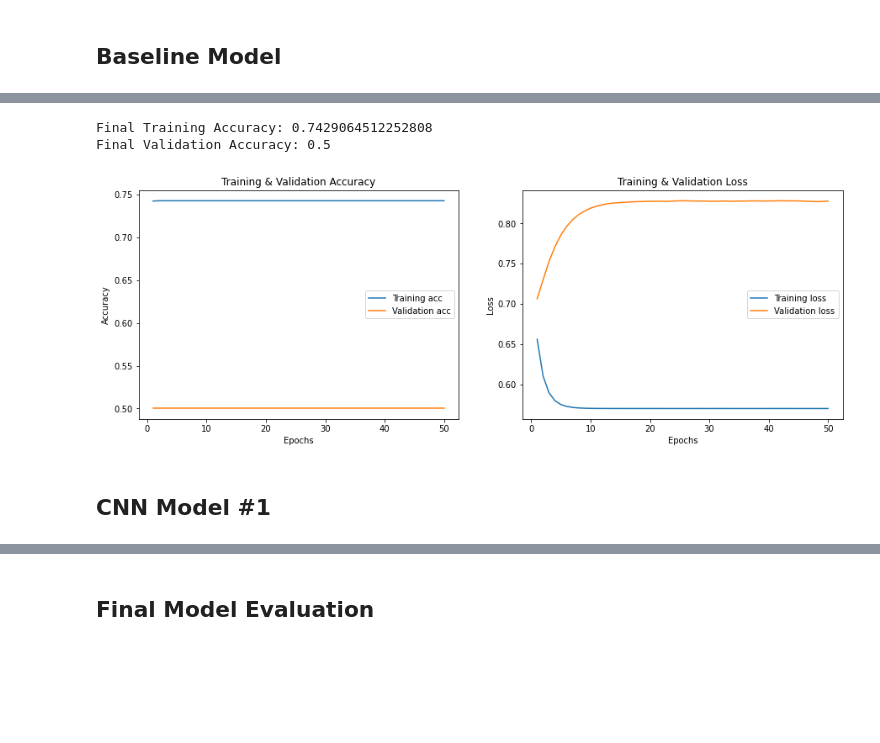
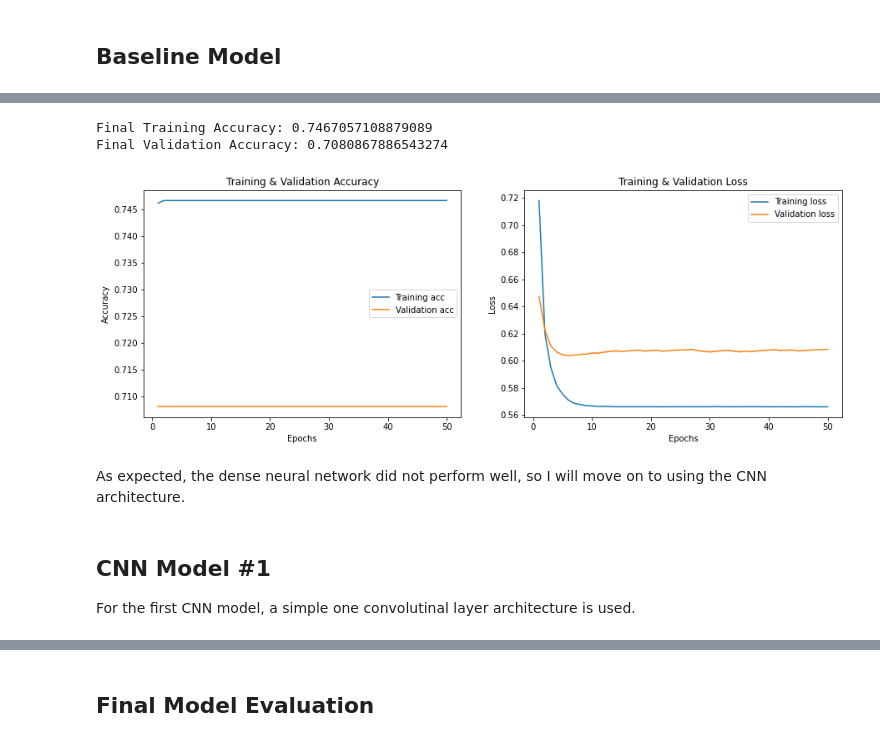
Before and after one commit to bentoler22/Flatiron_Phase_4_Project, a Jupyter notebook: Chest_Xray_Pneumonia_Classification.ipynb, the cells around one changed output, grey strips where cells are left out. Saved outputs shown, nothing was run; the diff lists cells and outputs as text; code cells hidden in the pictures; blank space fills up the shorter version.

Commit message:
further model iteration and evaluation

```diff
--- a/Chest_Xray_Pneumonia_Classification.ipynb
+++ b/Chest_Xray_Pneumonia_Classification.ipynb
@@ -77,9 +130,12 @@ val_labels shape: (16, 2)
 # %%
-train_img = train_images.reshape(train_images.shape[0], -1)
-test_img = test_images.reshape(test_images.shape[0], -1)
-val_img = val_images.reshape(val_images.shape[0], -1)
+#reshape image data into 2d for use in DNN
+full_train_img = X_train.reshape(X_train.shape[0], -1)
+sub_train_img = X_train_sub.reshape(X_train_sub.shape[0], -1)
+test_img = X_test.reshape(X_test.shape[0], -1)
+val_img = X_val.reshape(X_val.shape[0], -1)
 
-print(train_img.shape)
+print(full_train_img.shape)
+print(sub_train_img.shape)
 print(test_img.shape)
 print(val_img.shape)
 # %% [output]
@@ -96,19 +146,19 @@ X_train, X_test, y_train, y_test = train_test_split(train_images, train_y, test_
 # %% [markdown]
 ## Baseline Model
 # %%
-baseline_model = models.Sequential()
-baseline_model.add(layers.Dense(5, activation='relu', input_shape=(196608,))) # 1 hidden layer
-baseline_model.add(layers.Dense(2, activation='relu'))
-baseline_model.add(layers.Dense(1, activation='sigmoid'))
+baseline_dnn_model = models.Sequential()
+baseline_dnn_model.add(layers.Dense(10, activation='relu', input_shape=(196608,))) # 1 hidden layer
+baseline_dnn_model.add(layers.Dense(5, activation='relu'))
+baseline_dnn_model.add(layers.Dense(1, activation='sigmoid'))
 # %%
-baseline_model.compile(optimizer='sgd',
+baseline_dnn_model.compile(optimizer='sgd',
               loss='binary_crossentropy',
               metrics=['accuracy'])
 # %%
-history = baseline_model.fit(train_img,
-                    train_y,
+baseline_dnn_history = baseline_dnn_model.fit(sub_train_img,
+                    y_train_sub,
                     epochs=50,
                     batch_size=32,
-                    validation_data=(val_img, val_y))
+                    validation_data=(val_img, y_val))
 # %% [output]
 Epoch 1/50
@@ -158,12 +209,15 @@ def plot_training(history):
     print("Final Training Accuracy:", acc_values[-1])
     print("Final Validation Accuracy:", val_acc_values[-1])
 # %%
-plot_training(history)
+plot_training(baseline_dnn_history)
 # %% [output]
-Final Training Accuracy: 0.7429064512252808
-Final Validation Accuracy: 0.5
+Final Training Accuracy: 0.7467057108879089
+Final Validation Accuracy: 0.7080867886543274
-[figure, old version]
+[figure, new version]
-# %% [markdown]
-## CNN Model #1
+# %% [markdown]
+As expected, the dense neural network did not perform well, so I will move on to using the CNN architecture.
+# %% [markdown]
+## CNN Model #1
+For the first CNN model, a simple one convolutinal layer architecture is used.
 # %%
 cnn_model_1 = models.Sequential()
```
Also changed, not shown: parts of 80 cells of this notebook.
